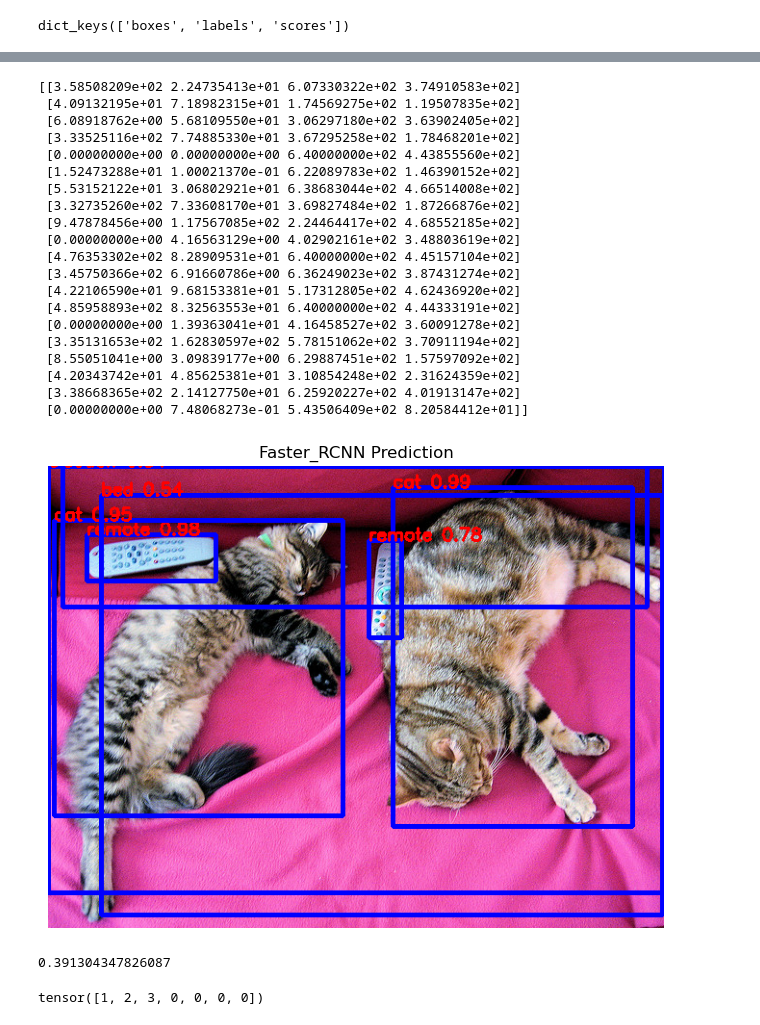
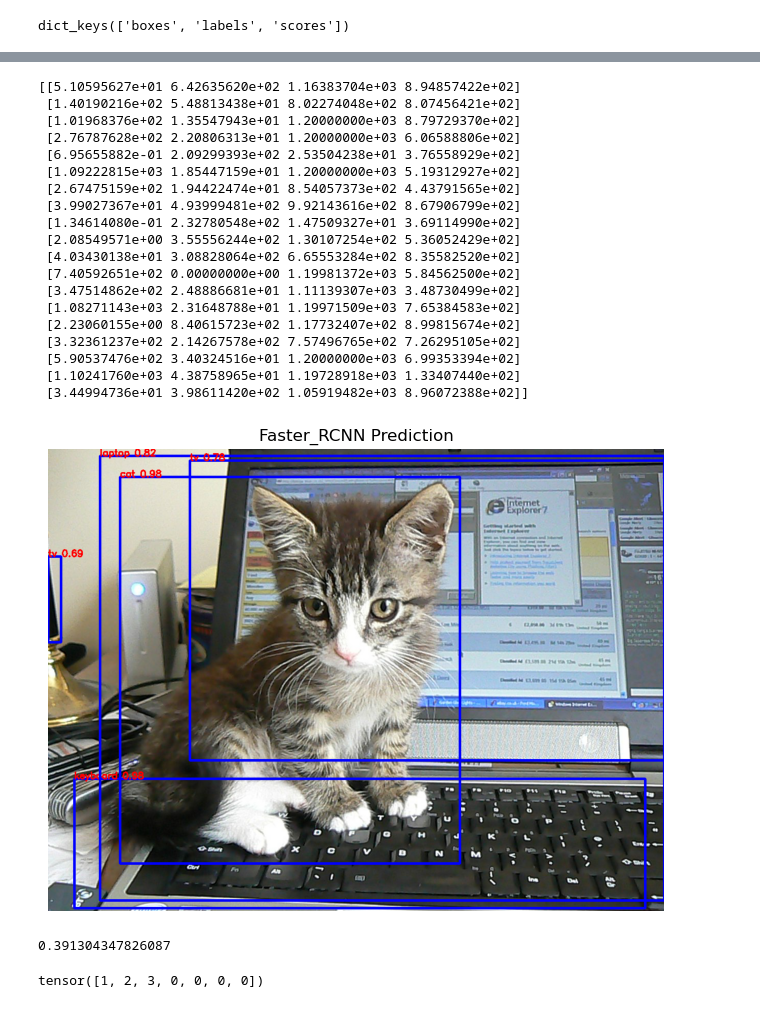
Before and after one commit to jongun12/AI-course, a Jupyter notebook: 강의_7기_AI응용_11차시_객체검출_Two-stage_detecton/강의_7기_AI응용_11차시_01_ObjectDetection(basic)_live.ipynb, the cells around one changed output, grey strips where cells are left out. Drawn from its saved outputs; the diff is of its cells as text; code cells hidden in the pictures.

```diff
--- a/강의_7기_AI응용_11차시_객체검출_Two-stage_detecton/강의_7기_AI응용_11차시_01_ObjectDetection(basic)_live.ipynb
+++ b/강의_7기_AI응용_11차시_객체검출_Two-stage_detecton/강의_7기_AI응용_11차시_01_ObjectDetection(basic)_live.ipynb
@@ -506,9 +506,9 @@ cv2.destroyAllWindows()
 # %%
 # 전처리 >> 모델 추론
 # preproc = weights.transforms()
-# path = '/home/kim/Desktop/AI_cours/data/cat_on_a_laptop.jpg'
-# img2 = Image.open(path)
-x = preproc(img).unsqueeze(0).to(device)
+path = '/home/kim/Desktop/AI_cours/data/cat_on_a_laptop.jpg'
+img2 = Image.open(path)
+x = preproc(img2).unsqueeze(0).to(device)
 with torch.no_grad():
     output = det_model(x)
     out = output[0]
@@ -563,26 +566,25 @@ scores = out['scores'].cpu().numpy()
 # %%
 print(boxes)
 # %% [output]
-[[3.58508209e+02 2.24735413e+01 6.07330322e+02 3.74910583e+02]
- [4.09132195e+01 7.18982315e+01 1.74569275e+02 1.19507835e+02]
- [6.08918762e+00 5.68109550e+01 3.06297180e+02 3.63902405e+02]
- [3.33525116e+02 7.74885330e+01 3.67295258e+02 1.78468201e+02]
- [0.00000000e+00 0.00000000e+00 6.40000000e+02 4.43855560e+02]
- [1.52473288e+01 1.00021370e-01 6.22089783e+02 1.46390152e+02]
- [5.53152122e+01 3.06802921e+01 6.38683044e+02 4.66514008e+02]
- [3.32735260e+02 7.33608170e+01 3.69827484e+02 1.87266876e+02]
- [9.47878456e+00 1.17567085e+02 2.24464417e+02 4.68552185e+02]
- [0.00000000e+00 4.16563129e+00 4.02902161e+02 3.48803619e+02]
- [4.76353302e+02 8.28909531e+01 6.40000000e+02 4.45157104e+02]
- [3.45750366e+02 6.91660786e+00 6.36249023e+02 3.87431274e+02]
- [4.22106590e+01 9.68153381e+01 5.17312805e+02 4.62436920e+02]
- [4.85958893e+02 8.32563553e+01 6.40000000e+02 4.44333191e+02]
- [0.00000000e+00 1.39363041e+01 4.16458527e+02 3.60091278e+02]
- [3.35131653e+02 1.62830597e+02 5.78151062e+02 3.70911194e+02]
- [8.55051041e+00 3.09839177e+00 6.29887451e+02 1.57597092e+02]
- [4.20343742e+01 4.85625381e+01 3.10854248e+02 2.31624359e+02]
- [3.38668365e+02 2.14127750e+01 6.25920227e+02 4.01913147e+02]
- [0.00000000e+00 7.48068273e-01 5.43506409e+02 8.20584412e+01]]
+[[5.10595627e+01 6.42635620e+02 1.16383704e+03 8.94857422e+02]
+ [1.40190216e+02 5.48813438e+01 8.02274048e+02 8.07456421e+02]
+ [1.01968376e+02 1.35547943e+01 1.20000000e+03 8.79729370e+02]
+ [2.76787628e+02 2.20806313e+01 1.20000000e+03 6.06588806e+02]
+ [6.95655882e-01 2.09299393e+02 2.53504238e+01 3.76558929e+02]
+ [1.09222815e+03 1.85447159e+01 1.20000000e+03 5.19312927e+02]
+ [2.67475159e+02 1.94422474e+01 8.54057373e+02 4.43791565e+02]
+ [3.99027367e+01 4.93999481e+02 9.92143616e+02 8.67906799e+02]
+ [1.34614080e-01 2.32780548e+02 1.47509327e+01 3.69114990e+02]
+ [2.08549571e+00 3.55556244e+02 1.30107254e+02 5.36052429e+02]
+ [4.03430138e+01 3.08828064e+02 6.65553284e+02 8.35582520e+02]
+ [7.40592651e+02 0.00000000e+00 1.19981372e+03 5.84562500e+02]
+ [3.47514862e+02 2.48886681e+01 1.11139307e+03 3.48730499e+02]
+ [1.08271143e+03 2.31648788e+01 1.19971509e+03 7.65384583e+02]
+ [2.23060155e+00 8.40615723e+02 1.17732407e+02 8.99815674e+02]
+ [3.32361237e+02 2.14267578e+02 7.57496765e+02 7.26295105e+02]
+ [5.90537476e+02 3.40324516e+01 1.20000000e+03 6.99353394e+02]
+ [1.10241760e+03 4.38758965e+01 1.19728918e+03 1.33407440e+02]
+ [3.44994736e+01 3.98611420e+02 1.05919482e+03 8.96072388e+02]]
 # %%
 # 신뢰도 임계치로 필터링
 thr = 0.5
@@ -591,24 +593,24 @@ boxes, labels, scores = boxes[keep], labels[keep], scores[keep]
 # %%
 cate = weights.meta["categories"]
 # %%
-vis = np.array(img).copy()
+vis = np.array(img2).copy()
 
 for (x1, y1, x2, y2), s, lb in zip(boxes, scores, labels):
     cv2.rectangle(vis, (int(x1),int(y1)), (int(x2), int(y2)), (0,0,255), 3)
     cv2.putText(vis, f'{cate[int(lb)]} {s:.2f}', (int(x1),int(y1)),
                 cv2.FONT_HERSHEY_SIMPLEX, 0.6, (255,0,0),2)
 
 # vis_rgb = cv2.cvtColor(vis, cv2.COLOR_BGR2RGB)
 
 plt.figure(figsize=(8,6))
 plt.imshow(vis)
 plt.title('Faster_RCNN Prediction')
 plt.axis('off')
 plt.show()
 
 compute_iou([100,100,300,300],[150,150,350,350])
 # %% [output]
-[figure, old version]
+[figure, new version]
 0.391304347826087
 # %%
 import torch
```
Also changed, not shown: parts of 2 cells of this notebook.
